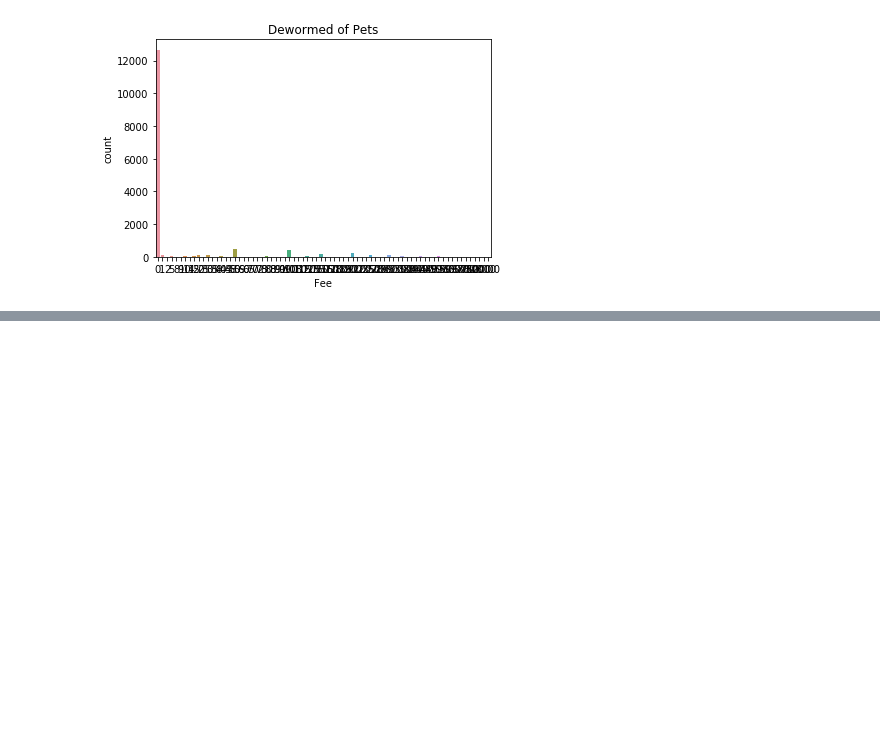
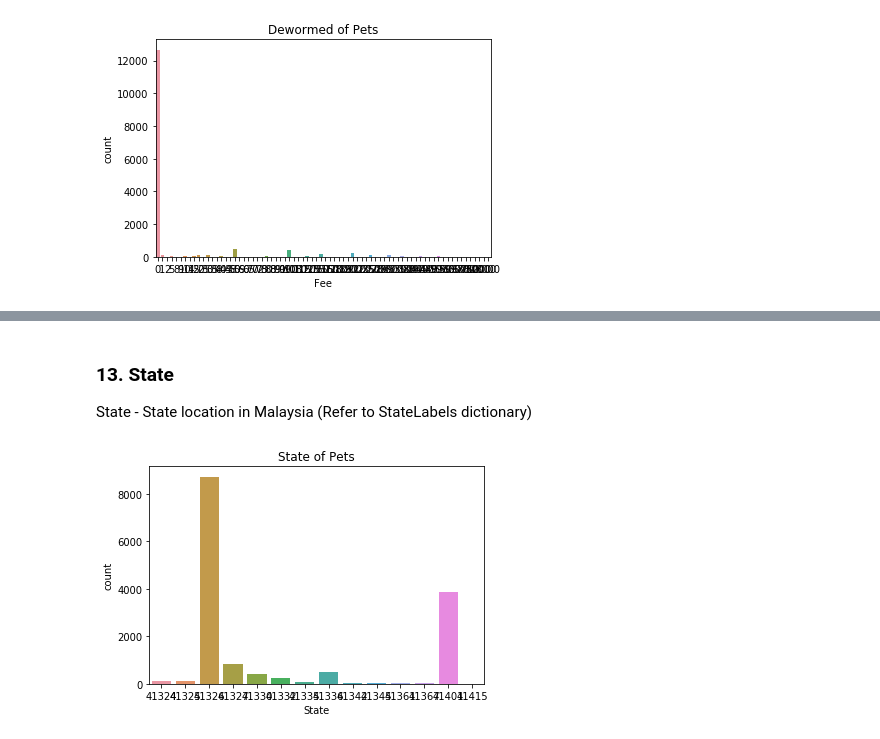
Before and after one commit to kagglebraker/PetAdoptionPrediction, a Jupyter notebook: EDA.ipynb, the cells around one changed output, grey strips where cells are left out. Cells and saved outputs as stored; diff of their text form; code cells hidden in the pictures; blank space fills up the shorter version.

```diff
--- a/EDA.ipynb
+++ b/EDA.ipynb
@@ -148,0 +164,9 @@ plt.show()
+# %% [markdown]
+### 13. State
+State - State location in Malaysia (Refer to StateLabels dictionary)
+# %%
+sns.countplot(x="State", data=pet_data)
+plt.title("State of Pets")
+plt.show()
+# %% [output]
+[figure, added]
```
Also changed, not shown: parts of 31 cells of this notebook.
